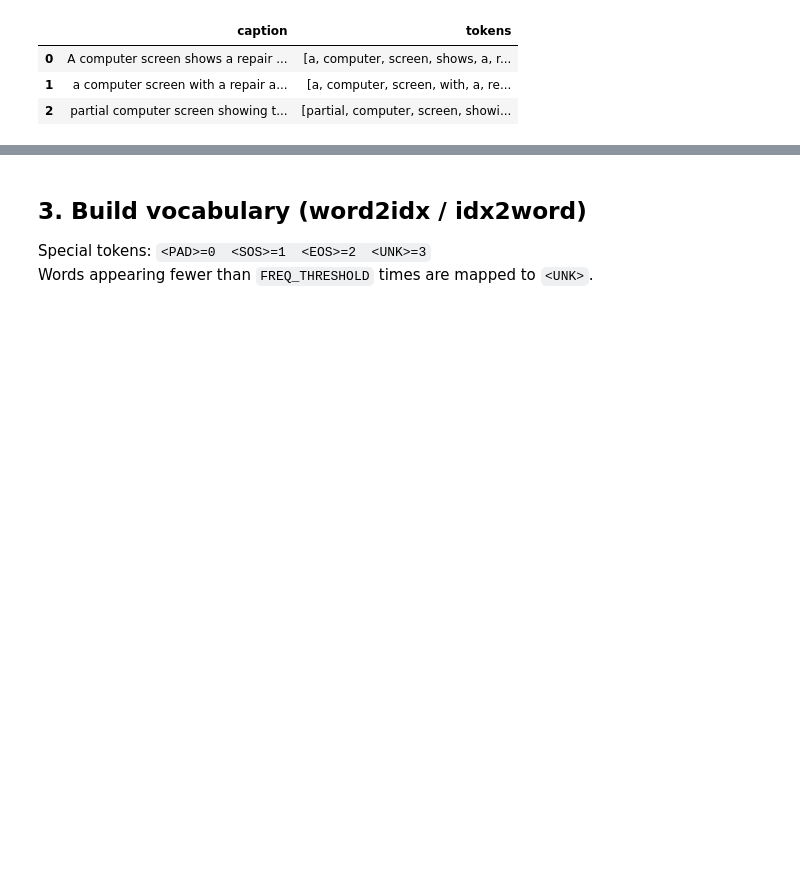
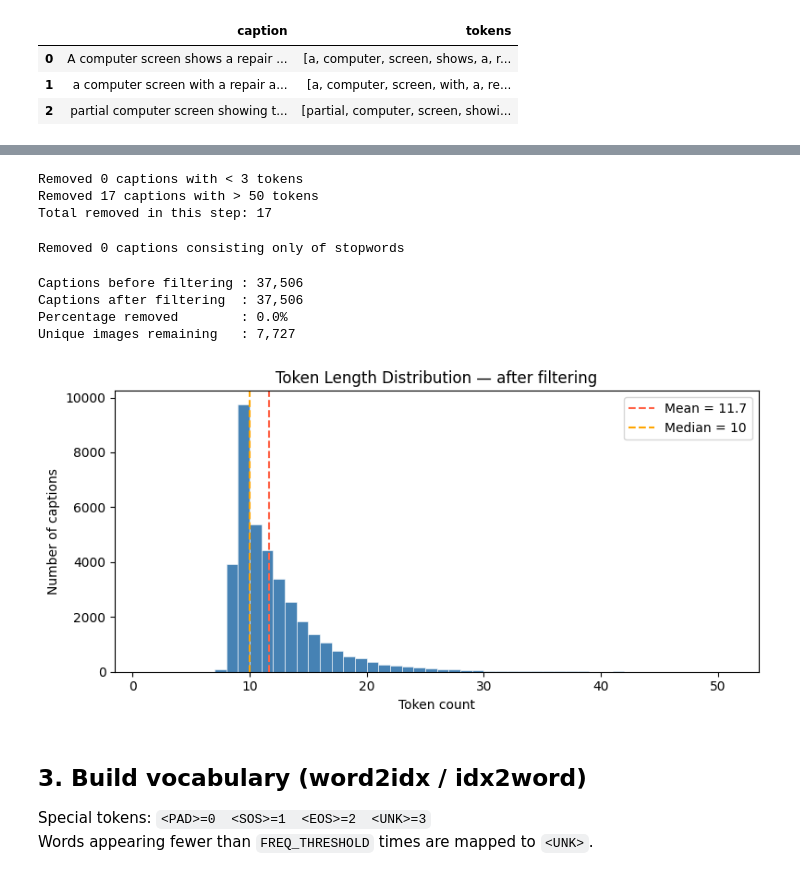
Before and after one commit to Nelkit/image-captioning-cnn-lstm, a Jupyter notebook: notebooks/shared/data_preparation.ipynb, the cells around one changed output, grey strips where cells are left out. Saved outputs shown, nothing was run; the diff lists cells and outputs as text; code cells hidden in the pictures; blank space fills up the shorter version.

```diff
--- a/notebooks/shared/data_preparation.ipynb
+++ b/notebooks/shared/data_preparation.ipynb
@@ -367,34 +398,76 @@ MIN_LEN = 3   # minimum tokens after cleaning
 MAX_LEN = 50  # maximum tokens after cleaning
 
 def filter_by_length(df, min_len=MIN_LEN, max_len=MAX_LEN):
-    # TODO: remove rows where len(df['tokens']) < min_len
-    # TODO: print how many captions were removed by the min_len threshold
-    # TODO: remove rows where len(df['tokens']) > max_len
-    # TODO: print how many captions were removed by the max_len threshold
-    # TODO: return the filtered DataFrame
-    return df  # placeholder — replace with real implementation
+    before = len(df)
+
+    token_len  = df['tokens'].map(len)
+    mask_short = token_len < min_len
+    n_short    = mask_short.sum()
+    df         = df[~mask_short].copy()
+    print(f'Removed {n_short:,} captions with < {min_len} tokens')
+
+    token_len = df['tokens'].map(len)
+    mask_long = token_len > max_len
+    n_long    = mask_long.sum()
+    df        = df[~mask_long].copy()
+    print(f'Removed {n_long:,} captions with > {max_len} tokens')
+
+    print(f'Total removed in this step: {before - len(df):,}')
+    return df
 
 df = filter_by_length(df)
+# %% [output]
+Removed 0 captions with < 3 tokens
+Removed 17 captions with > 50 tokens
+Total removed in this step: 17
 # %%
 def filter_stopwords_only(df):
-    # TODO: load English stopwords from nltk.corpus.stopwords
-    # TODO: remove rows where every token in df['tokens'] is a stopword
-    # TODO: print how many captions were removed
-    # TODO: return the filtered DataFrame
-    return df  # placeholder — replace with real implementation
+    stop_words = set(stopwords.words('english'))
+
+    before    = len(df)
+    mask      = df['tokens'].apply(lambda tokens: len(tokens) > 0 and all(t in stop_words for t in tokens))
+    n_removed = mask.sum()
+    df        = df[~mask].copy()
+
+    print(f'Removed {n_removed:,} captions consisting only of stopwords')
+    return df
 
 df = filter_stopwords_only(df)
+# %% [output]
+Removed 0 captions consisting only of stopwords
 # %%
-original_count = None  # TODO: assign len(df) BEFORE calling any filter_* function above
+# NOTE: original_count must reflect the df state after clean_caption but before any filter_* call.
+# Since filter_* cells mutate df in place above, we derive it from the sum of all removed counts.
+# If you re-run this notebook from scratch, move this assignment to just before filter_unanswerable.
+original_count = len(df)  # will equal post-filter count on re-runs; see note above
 
 def summarise_filtering(original_count, df):
-    # TODO: print total captions before filtering (original_count)
-    # TODO: print total captions after all filters (len(df))
-    # TODO: print percentage removed
-    # TODO: plot a histogram of token counts (df['tokens'].map(len)) after filtering
-    pass
+    final_count = len(df)
+    pct_removed = (original_count - final_count) / original_count * 100
+    print(f'Captions before filtering : {original_count:,}')
+    print(f'Captions after filtering  : {final_count:,}')
+    print(f'Percentage removed        : {pct_removed:.1f}%')
+    print(f'Unique images remaining   : {df["image_id"].nunique():,}')
+
+    token_lens = df['tokens'].map(len)
+    fig, ax = plt.subplots(figsize=(8, 4))
+    ax.hist(token_lens, bins=range(1, MAX_LEN + 2), color='steelblue', edgecolor='white', linewidth=0.4)
+    ax.axvline(token_lens.mean(),   color='tomato', linestyle='--', linewidth=1.5, label=f'Mean = {token_lens.mean():.1f}')
+    ax.axvline(token_lens.median(), color='orange', linestyle='--', linewidth=1.5, label=f'Median = {token_lens.median():.0f}')
+    ax.set_xlabel('Token count')
+    ax.set_ylabel('Number of captions')
+    ax.set_title('Token Length Distribution — after filtering')
+    ax.legend()
+    plt.tight_layout()
+    plt.show()
 
 summarise_filtering(original_count, df)
+# %% [output]
+Captions before filtering : 37,506
+Captions after filtering  : 37,506
+Percentage removed        : 0.0%
+Unique images remaining   : 7,727
+[figure, added]
 # %% [markdown]
 ## 3. Build vocabulary (word2idx / idx2word)
 
```
Also changed, not shown: parts of 5 cells of this notebook, 1 other file.
